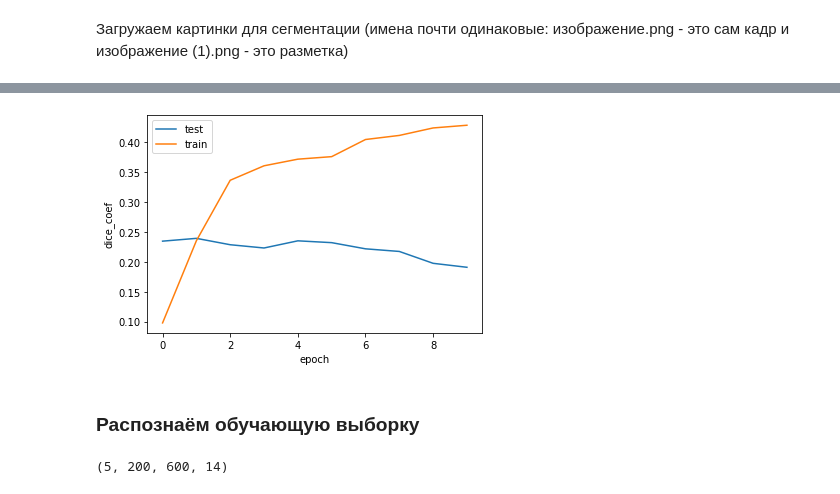
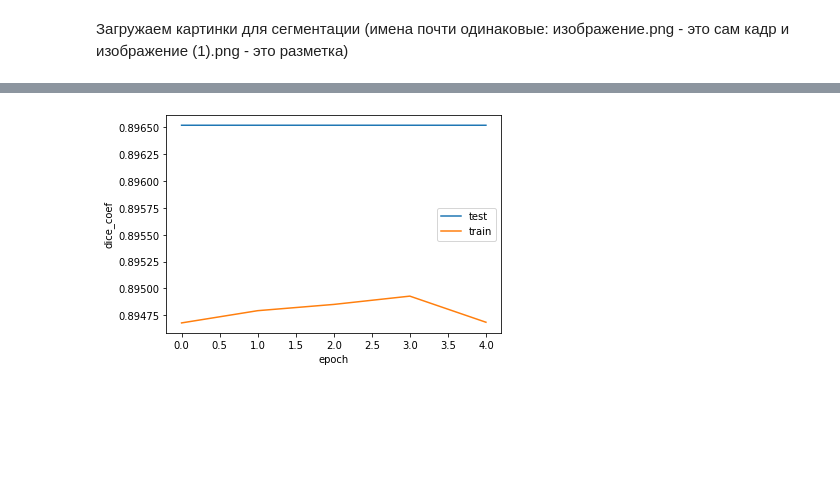
Before and after one commit to myselfadmirer/Neural_networks, a Jupyter notebook: lesson6/урок 6/lesson6.ipynb, the cells around one changed output, grey strips where cells are left out. Drawn from its saved outputs; the diff is of its cells as text; code cells hidden in the pictures; blank space fills up the shorter version.

```diff
--- a/lesson6/урок 6/lesson6.ipynb
+++ b/lesson6/урок 6/lesson6.ipynb
@@ -407,0 +272,15 @@ True
+# %%
+def create_mask(pred_mask):
+  pred_mask = tf.argmax(pred_mask, axis=-1)
+  pred_mask = pred_mask[..., tf.newaxis]
+  return pred_mask[0]
+# %%
+def show_predictions(model, dataset=None, num=1):
+  if dataset:
+    for image, mask in dataset.take(num):
+      print(1)
+      pred_mask = model.predict(image)
+      display([image[0], mask[0], create_mask(pred_mask)])
+  else:
+    display([sample_image[0,:,:,:], sample_mask[0,:,:,:],
+             create_mask(model.predict(sample_image[:,:,:]))])
@@ -407,0 +291,16 @@ True
+# %%
+class DisplayCallback(tf.keras.callbacks.Callback):
+  def on_epoch_end(self, epoch, logs=None):
+    clear_output(wait=True)
+    show_predictions(V_model, train_dataset)
+    print ('\nSample Prediction after epoch {}\n'.format(epoch+1))
+# %%
+EPOCHS = 5 # увеличьте при необходимости
+VAL_SUBSPLITS = 5
+VALIDATION_STEPS = info.splits['test'].num_examples//10//BATCH_SIZE//VAL_SUBSPLITS
+
+model_history = V_model.fit(train_dataset, epochs=EPOCHS,
+                          steps_per_epoch=STEPS_PER_EPOCH,
+                          validation_steps=VALIDATION_STEPS,
+                          validation_data=test_dataset,
+                          callbacks=[DisplayCallback()])
@@ -408,16 +324,9 @@ True
 # %%
-plt.plot(history.history['val_dice_coef'],label = 'test')
-plt.plot(history.history['dice_coef'],label='train')
+plt.plot(model_history.history['val_dice_coef'],label = 'test')
+plt.plot(model_history.history['dice_coef'],label='train')
 plt.legend()
 plt.xlabel('epoch')
 plt.ylabel('dice_coef')
 plt.show()
 # %% [output]
-[figure, old version]
+[figure, new version]
-# %% [markdown]
-### Распознаём обучающую выборку
-# %%
-predu = U_model.predict(xTest)
-print(predu.shape)
-# %% [output]
-(5, 200, 600, 14)
```
Also changed, not shown: parts of 78 cells of this notebook.
